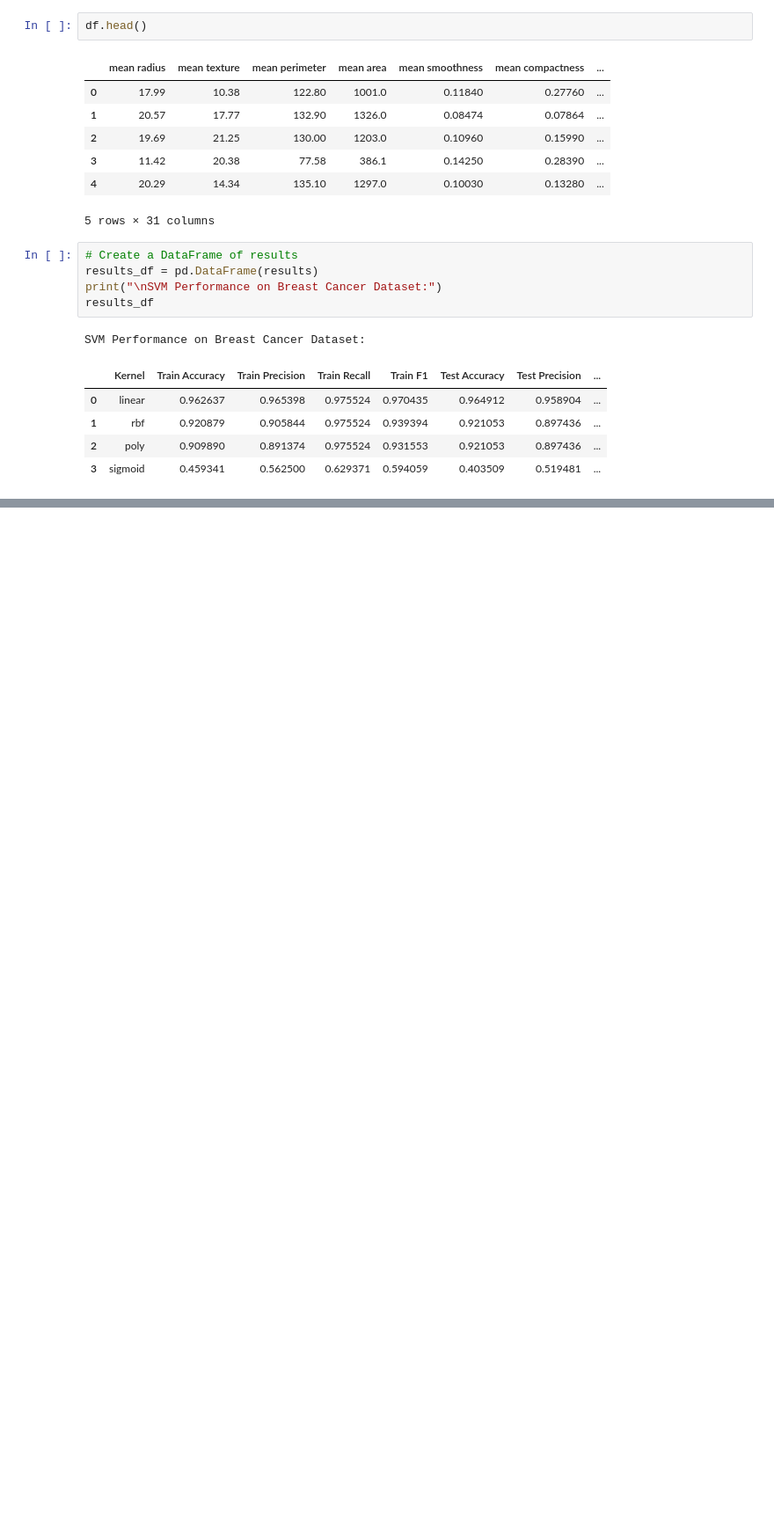
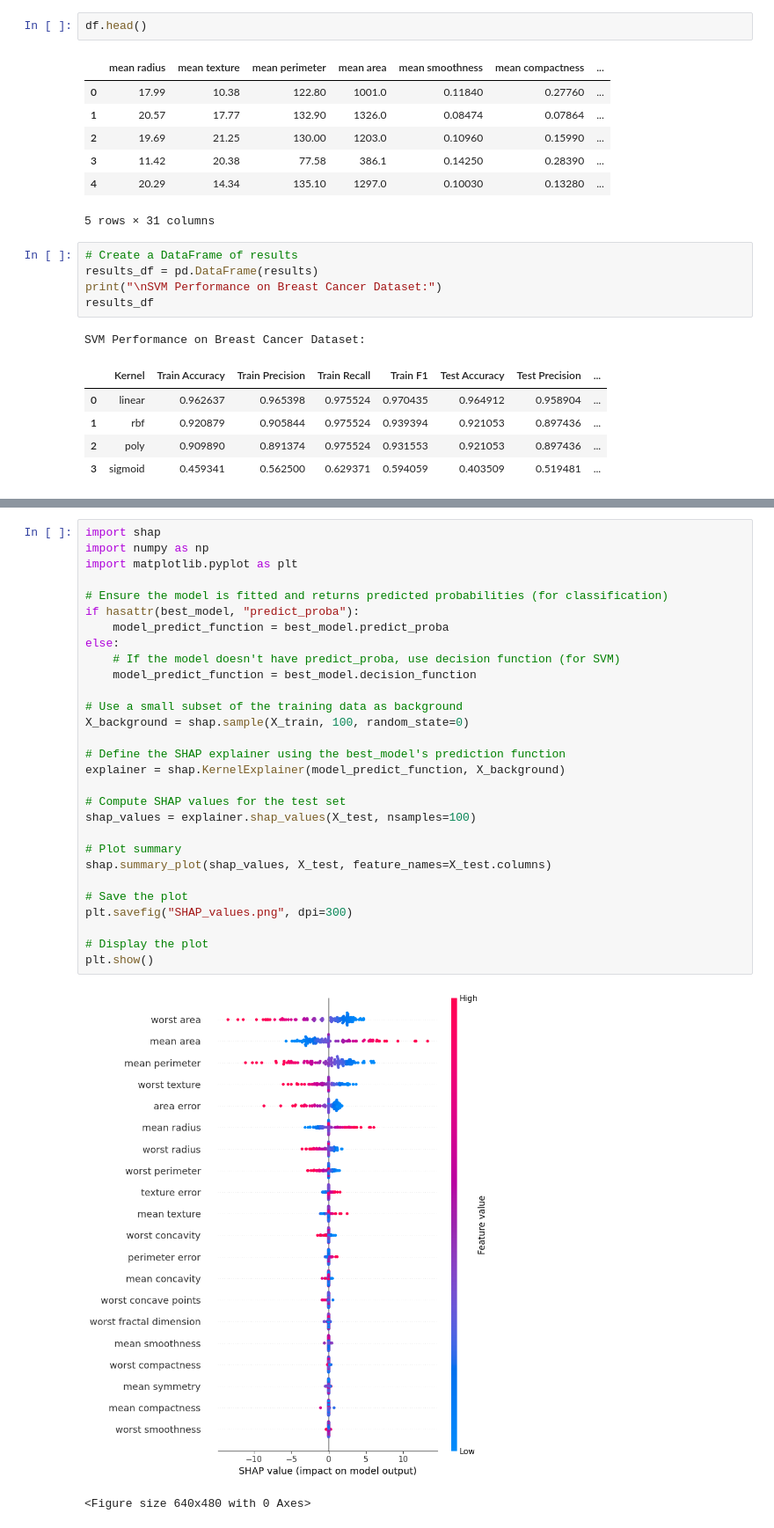
Before and after one commit to asheta66/Data-Mining-2, a Jupyter notebook: SVM_BC_Diagnosis.ipynb, the cells around one changed output, grey strips where cells are left out. Shown at 88% size. Cells and saved outputs as stored; diff of their text form; blank space fills up the shorter version.

```diff
--- a/SVM_BC_Diagnosis.ipynb
+++ b/SVM_BC_Diagnosis.ipynb
@@ -201,0 +223,32 @@ SVM Performance on Breast Cancer Dataset:
+# %%
+import shap
+import numpy as np
+import matplotlib.pyplot as plt
+
+# Ensure the model is fitted and returns predicted probabilities (for classification)
+if hasattr(best_model, "predict_proba"):
+    model_predict_function = best_model.predict_proba
+else:
+    # If the model doesn't have predict_proba, use decision function (for SVM)
+    model_predict_function = best_model.decision_function
+
+# Use a small subset of the training data as background
+X_background = shap.sample(X_train, 100, random_state=0)
+
+# Define the SHAP explainer using the best_model's prediction function
+explainer = shap.KernelExplainer(model_predict_function, X_background)
+
+# Compute SHAP values for the test set
+shap_values = explainer.shap_values(X_test, nsamples=100)
+
+# Plot summary
+shap.summary_plot(shap_values, X_test, feature_names=X_test.columns)
+
+# Save the plot
+plt.savefig("SHAP_values.png", dpi=300)
+
+# Display the plot
+plt.show()
+# %% [output]
+[figure, added]
+<Figure size 640x480 with 0 Axes>
```
Also changed, not shown: parts of 1 cell of this notebook.
